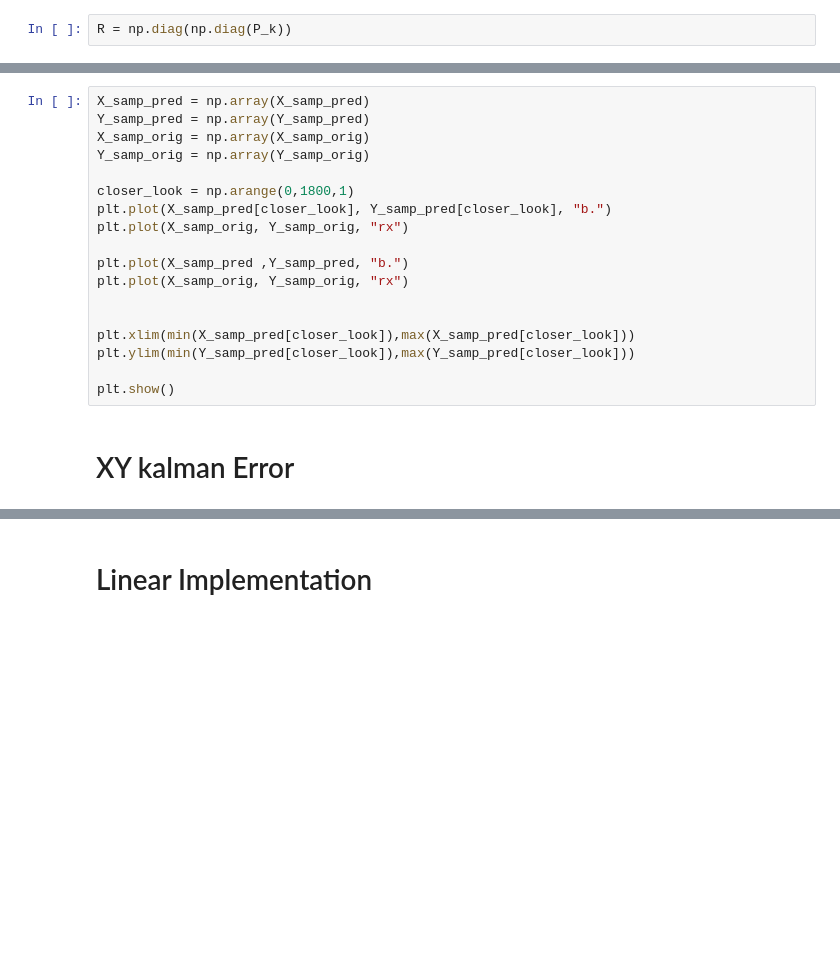
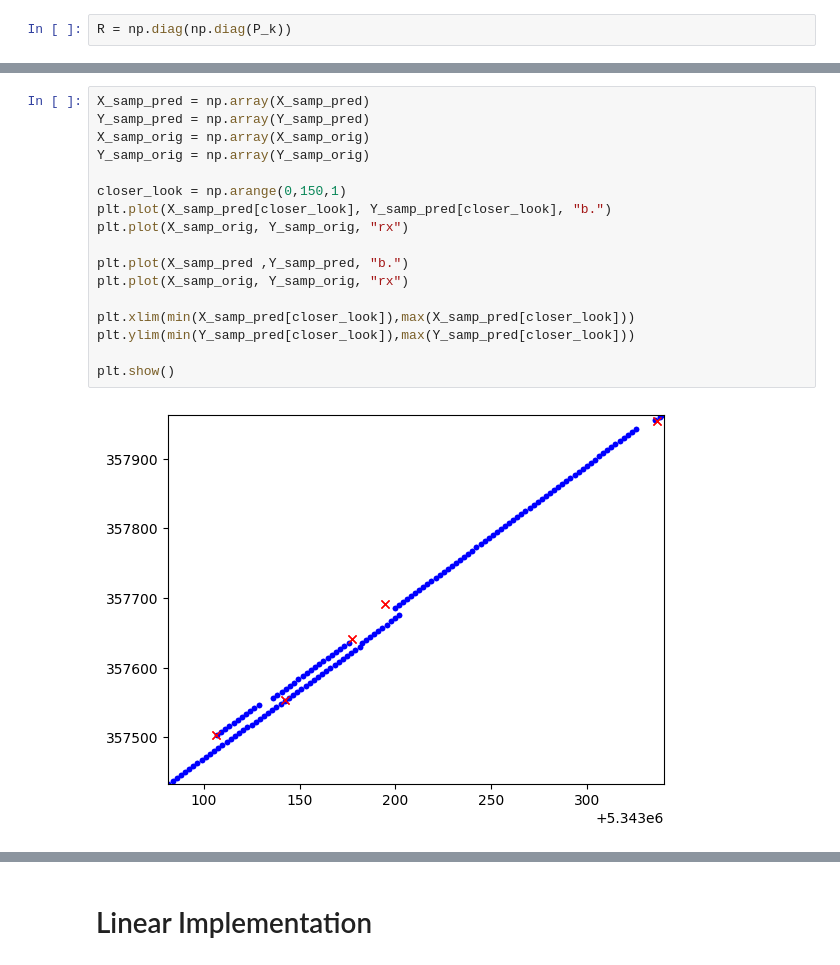
Before and after one commit to cnburger/AIS_KalmanFilter, a Jupyter notebook: Time Sampling.ipynb, the cells around one changed output, grey strips where cells are left out. Cells and saved outputs as stored; diff of their text form; blank space fills up the shorter version.

```diff
--- a/Time Sampling.ipynb
+++ b/Time Sampling.ipynb
@@ -444,20 +435,19 @@ X_samp_pred, Y_samp_pred, X_samp_orig, Y_samp_orig, axx, ayy, SpdX,SpdY = myKalm
 # %%
 X_samp_pred = np.array(X_samp_pred)
 Y_samp_pred = np.array(Y_samp_pred)
 X_samp_orig = np.array(X_samp_orig)
 Y_samp_orig = np.array(Y_samp_orig)
 
-closer_look = np.arange(0,1800,1)
+closer_look = np.arange(0,150,1)
 plt.plot(X_samp_pred[closer_look], Y_samp_pred[closer_look], "b.")
 plt.plot(X_samp_orig, Y_samp_orig, "rx")
 
 plt.plot(X_samp_pred ,Y_samp_pred, "b.")
 plt.plot(X_samp_orig, Y_samp_orig, "rx")
 
-
 plt.xlim(min(X_samp_pred[closer_look]),max(X_samp_pred[closer_look]))
 plt.ylim(min(Y_samp_pred[closer_look]),max(Y_samp_pred[closer_look]))
 
 plt.show()
+# %% [output]
+[figure, added]
-# %% [markdown]
-# XY kalman Error
```
Also changed, not shown: parts of 42 cells of this notebook.
